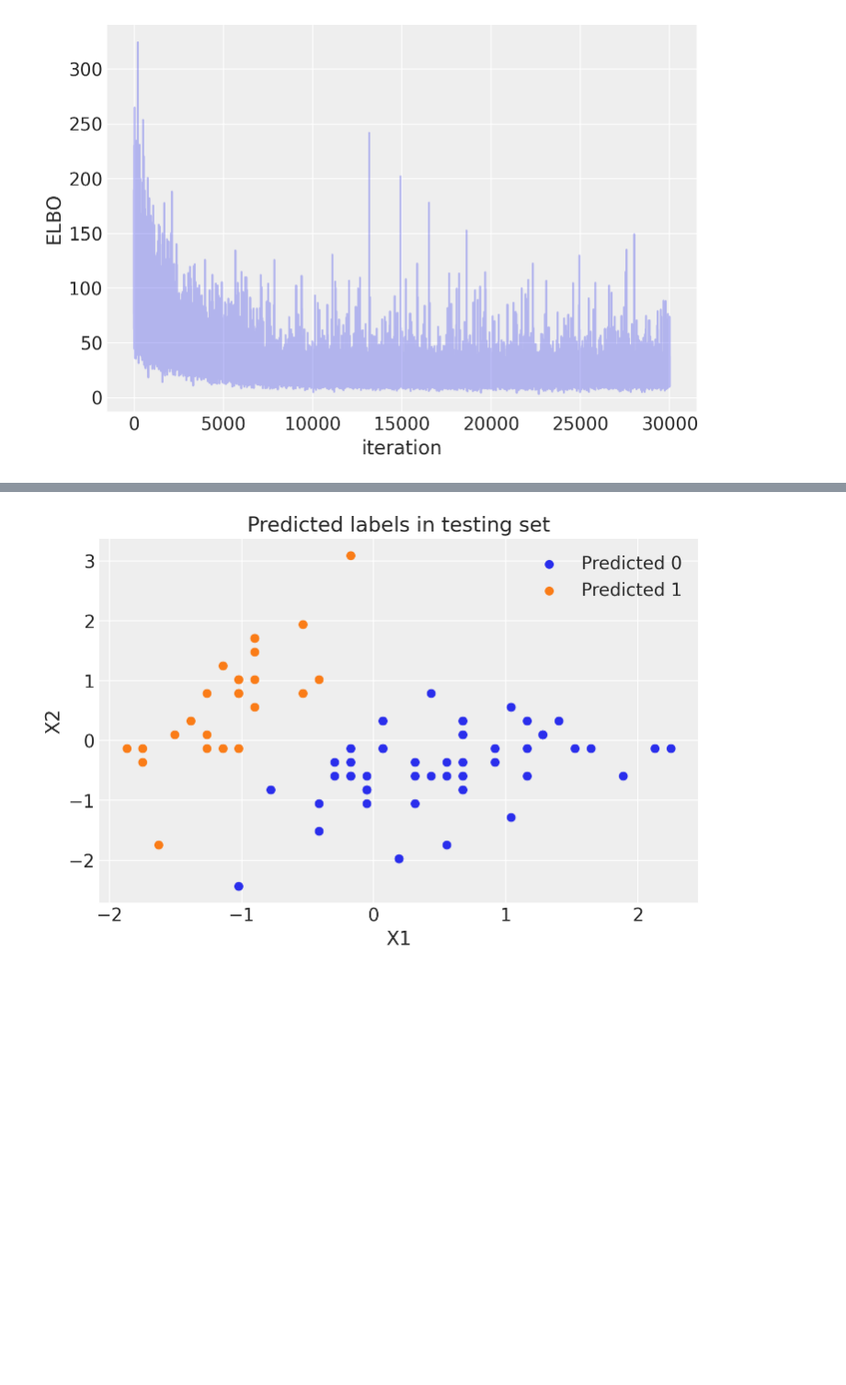
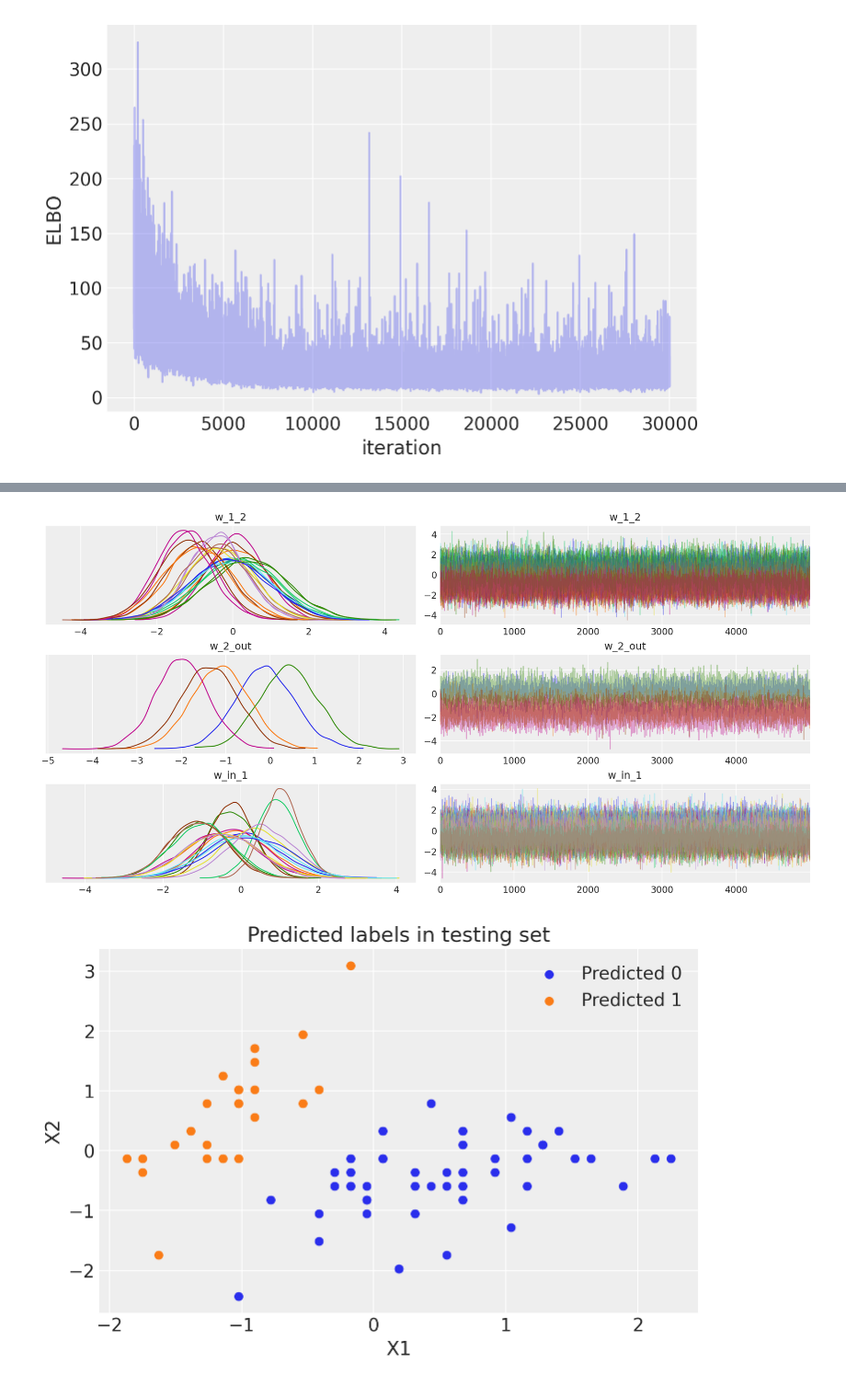
Before and after one commit to Emmnmm/sta365hw10, a Jupyter notebook: Copy_of_HW10.ipynb, the cells around one changed output, grey strips where cells are left out. Shown at 92% size. Cells and saved outputs as stored; diff of their text form; code cells hidden in the pictures; blank space fills up the shorter version.

Commit message:
added traceplots

```diff
--- a/Copy_of_HW10.ipynb
+++ b/Copy_of_HW10.ipynb
@@ -234,6 +234,10 @@ ppc = sample_posterior_predictive(X_test, Y_test, trace)
 [interactive output not drawn]
 # %%
 pred = ppc.posterior_predictive["out"].mean(("chain", "draw")) > 0.5
+# %%
+az.plot_trace(trace);
+# %% [output]
+[figure, added]
 # %%
 fig, ax = plt.subplots()
 ax.scatter(X_test[pred == 0, 0], X_test[pred == 0, 1], color="C0", label="Predicted 0")
```
